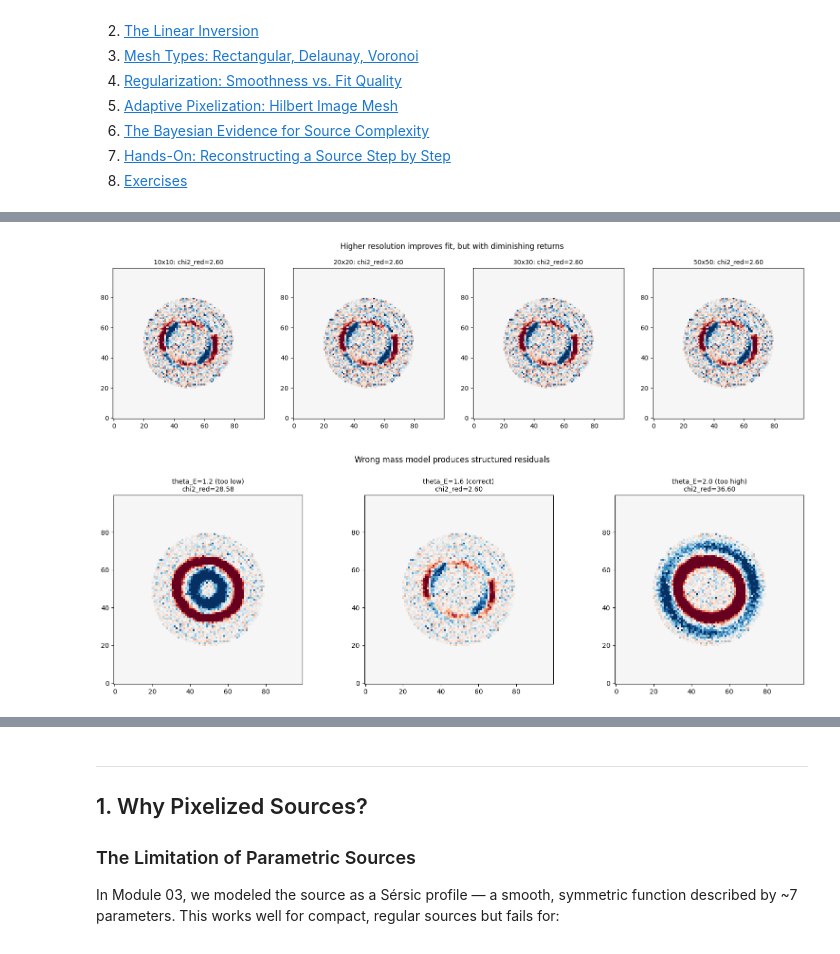
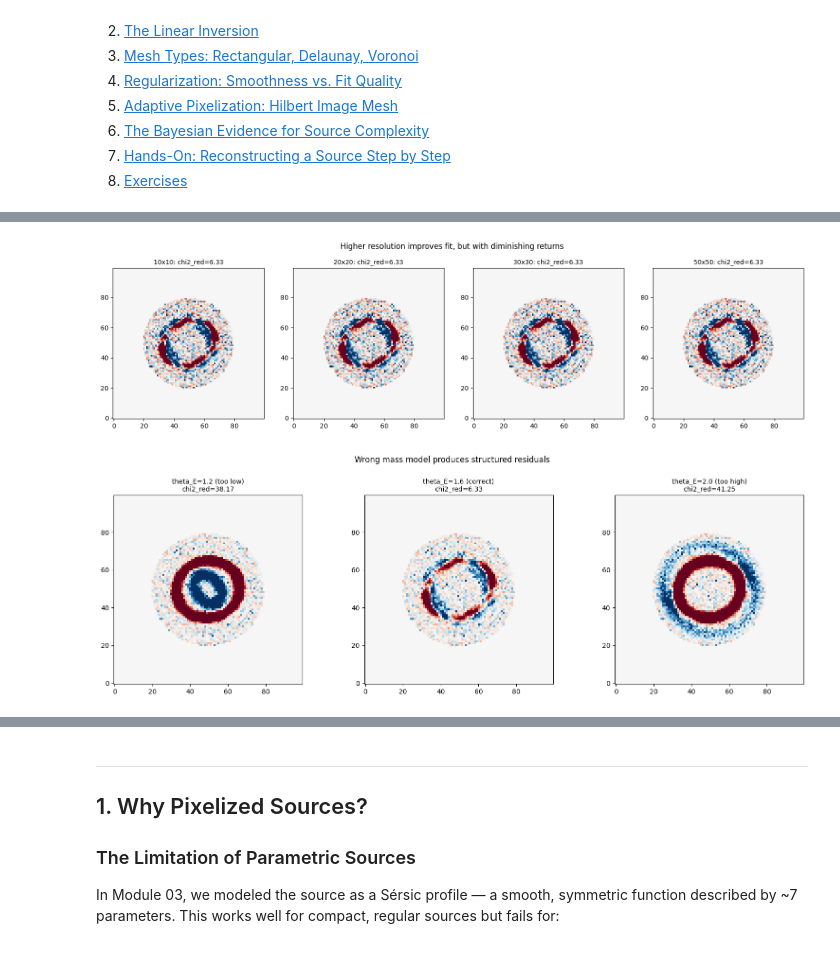
Before and after one commit to rodelcr/Learning_to_Autolens, a Jupyter notebook: Solutions/05_pixelized_sources_SOLVED.ipynb, the cells around one changed output, grey strips where cells are left out. Saved outputs shown, nothing was run; the diff lists cells and outputs as text; code cells hidden in the pictures.

```diff
--- a/Solutions/05_pixelized_sources_SOLVED.ipynb
+++ b/Solutions/05_pixelized_sources_SOLVED.ipynb
@@ -80,7 +80,7 @@ try:
     fig, axes = plt.subplots(1, len(resolutions), figsize=(16, 4))
     for ax, res in zip(axes, resolutions):
         src = al.Galaxy(redshift=1.0, pixelization=al.Pixelization(
-            mesh=al.mesh.RectangularAdaptDensity(shape=(100,100)), regularization=al.reg.Constant(coefficient=1.0)))
+            mesh=al.mesh.RectangularAdaptDensity(shape=(25, 25)), regularization=al.reg.Constant(coefficient=1.0)))
         tracer = al.Tracer(galaxies=[lens_fix, src])
         fit = al.FitImaging(dataset=dataset, tracer=tracer)
         norm_res = fit.normalized_residual_map.native
@@ -98 +98 @@ except Exception as _e:
-[figure, old version]
+[figure, new version]
@@ -108,7 +155,7 @@ try:
             mass=al.mp.Isothermal(centre=(0.0,0.0), ell_comps=(0.1,0.05), einstein_radius=te),
             shear=al.mp.ExternalShear(gamma_1=0.05, gamma_2=0.05))
         src = al.Galaxy(redshift=1.0, pixelization=al.Pixelization(
-            mesh=al.mesh.RectangularAdaptDensity(shape=(100,100)), regularization=al.reg.Constant(coefficient=1.0)))
+            mesh=al.mesh.RectangularAdaptDensity(shape=(25, 25)), regularization=al.reg.Constant(coefficient=1.0)))
         tracer = al.Tracer(galaxies=[lens_wrong, src])
         fit = al.FitImaging(dataset=dataset, tracer=tracer)
         ax.imshow(fit.normalized_residual_map.native, origin="lower", cmap="RdBu_r", vmin=-5, vmax=5)
@@ -121,7 +168,7 @@ try:
 except Exception as _e:
     print(f"[Skipped — Pixelization v2026 API issue] {type(_e).__name__}: {_e}")
 # %% [output]
-[figure, old version]
+[figure, new version]
 # %%
 try:
     # ============================================================
```
Also changed, not shown: parts of 16 cells of this notebook, 1 other file.
